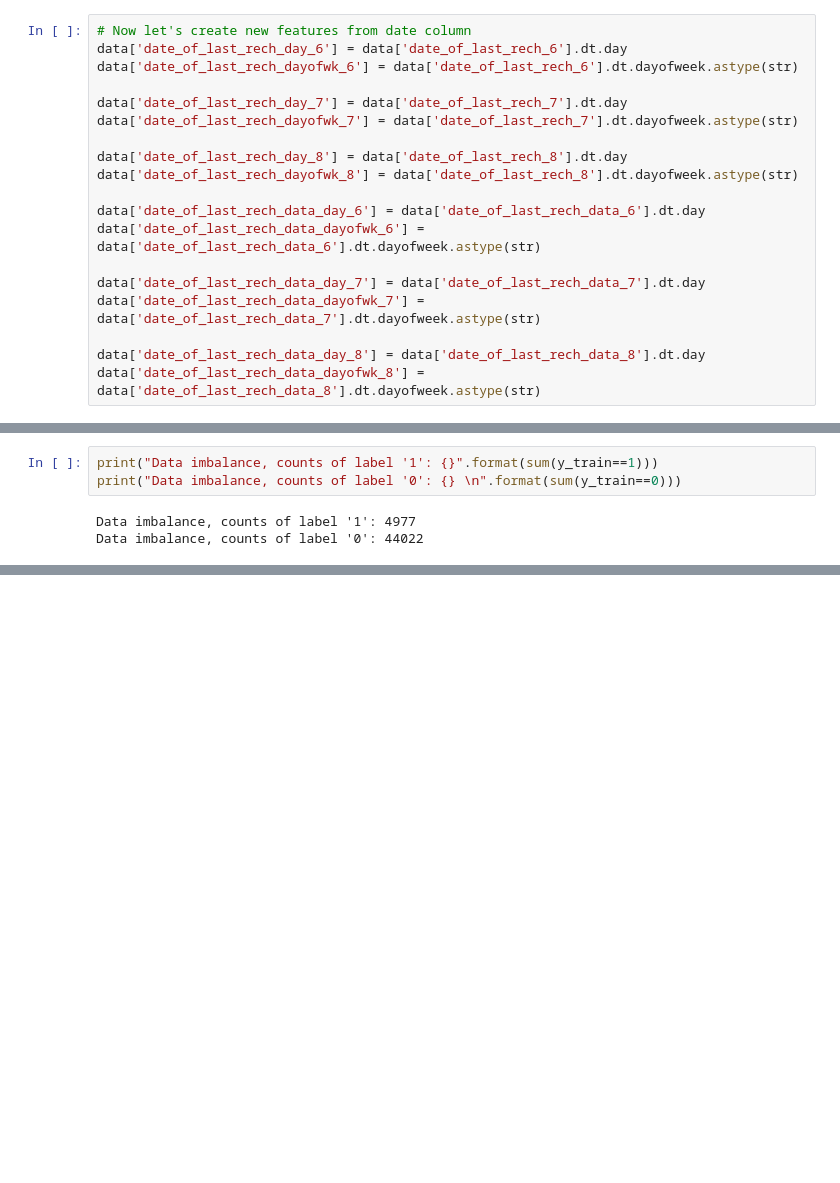
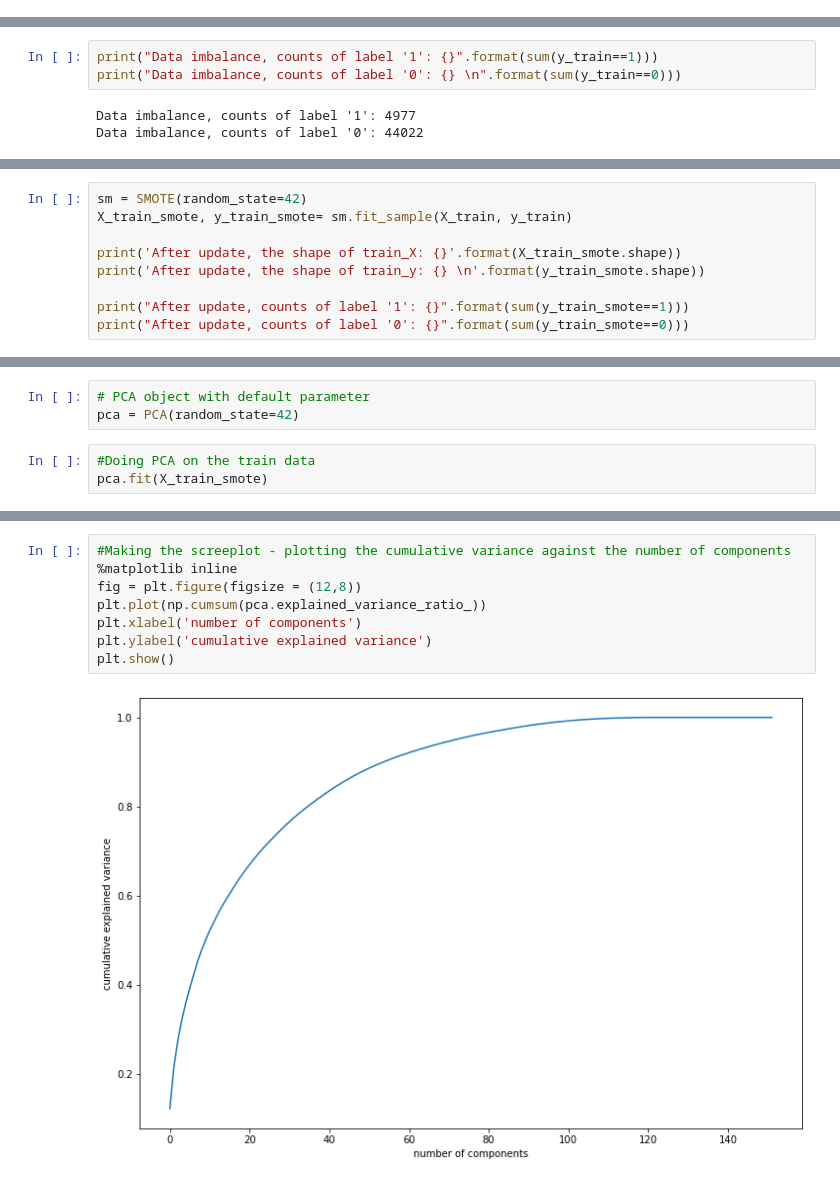
Before and after one commit to sivaprasadt246/Telecom-Churn-Case-Study, a Jupyter notebook: Telecom_Churn_Case_Study.ipynb, the cells around one changed output, grey strips where cells are left out. Drawn from its saved outputs; the diff is of its cells as text; blank space fills up the shorter version.

```diff
--- a/Telecom_Churn_Case_Study.ipynb
+++ b/Telecom_Churn_Case_Study.ipynb
@@ -135,19 +218,0 @@ print((list(set(total_cols) - set(num_cols))))
-# %%
-# Now let's create new features from date column
-data['date_of_last_rech_day_6'] = data['date_of_last_rech_6'].dt.day
-data['date_of_last_rech_dayofwk_6'] = data['date_of_last_rech_6'].dt.dayofweek.astype(str)
-
-data['date_of_last_rech_day_7'] = data['date_of_last_rech_7'].dt.day
-data['date_of_last_rech_dayofwk_7'] = data['date_of_last_rech_7'].dt.dayofweek.astype(str)
-
-data['date_of_last_rech_day_8'] = data['date_of_last_rech_8'].dt.day
-data['date_of_last_rech_dayofwk_8'] = data['date_of_last_rech_8'].dt.dayofweek.astype(str)
-
-data['date_of_last_rech_data_day_6'] = data['date_of_last_rech_data_6'].dt.day
-data['date_of_last_rech_data_dayofwk_6'] = data['date_of_last_rech_data_6'].dt.dayofweek.astype(str)
-
-data['date_of_last_rech_data_day_7'] = data['date_of_last_rech_data_7'].dt.day
-data['date_of_last_rech_data_dayofwk_7'] = data['date_of_last_rech_data_7'].dt.dayofweek.astype(str)
-
-data['date_of_last_rech_data_day_8'] = data['date_of_last_rech_data_8'].dt.day
-data['date_of_last_rech_data_dayofwk_8'] = data['date_of_last_rech_data_8'].dt.dayofweek.astype(str)
@@ -325,0 +248,9 @@ print(accuracy_score(y_test, predictions))
+# %%
+sm = SMOTE(random_state=42)
+X_train_smote, y_train_smote= sm.fit_sample(X_train, y_train)
+
+print('After update, the shape of train_X: {}'.format(X_train_smote.shape))
+print('After update, the shape of train_y: {} \n'.format(y_train_smote.shape))
+
+print("After update, counts of label '1': {}".format(sum(y_train_smote==1)))
+print("After update, counts of label '0': {}".format(sum(y_train_smote==0)))
@@ -325,0 +265,6 @@ print(accuracy_score(y_test, predictions))
+# %%
+# PCA object with default parameter
+pca = PCA(random_state=42)
+# %%
+#Doing PCA on the train data
+pca.fit(X_train_smote)
@@ -325,0 +297,10 @@ print(accuracy_score(y_test, predictions))
+# %%
+#Making the screeplot - plotting the cumulative variance against the number of components
+%matplotlib inline
+fig = plt.figure(figsize = (12,8))
+plt.plot(np.cumsum(pca.explained_variance_ratio_))
+plt.xlabel('number of components')
+plt.ylabel('cumulative explained variance')
+plt.show()
+# %% [output]
+[figure, added]
```
Also changed, not shown: parts of 56 cells of this notebook.
